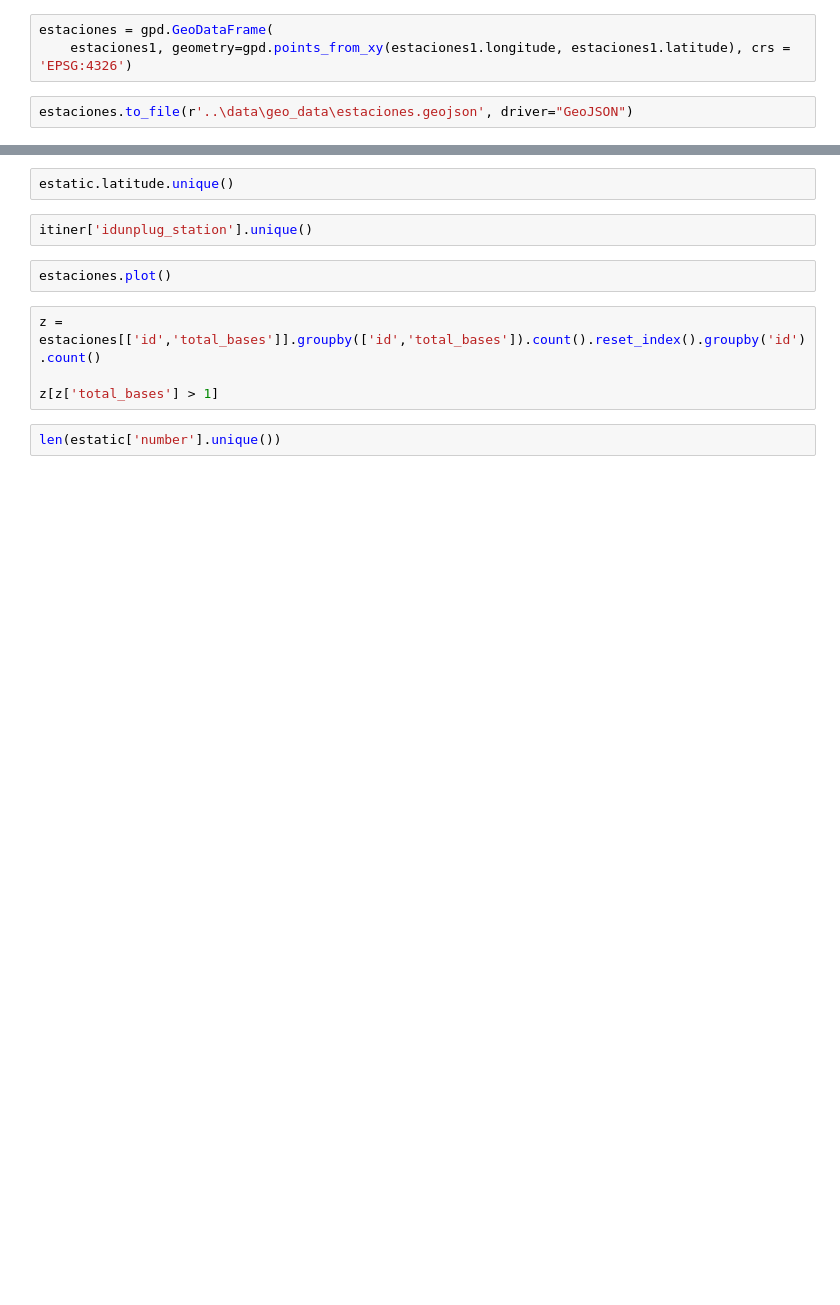
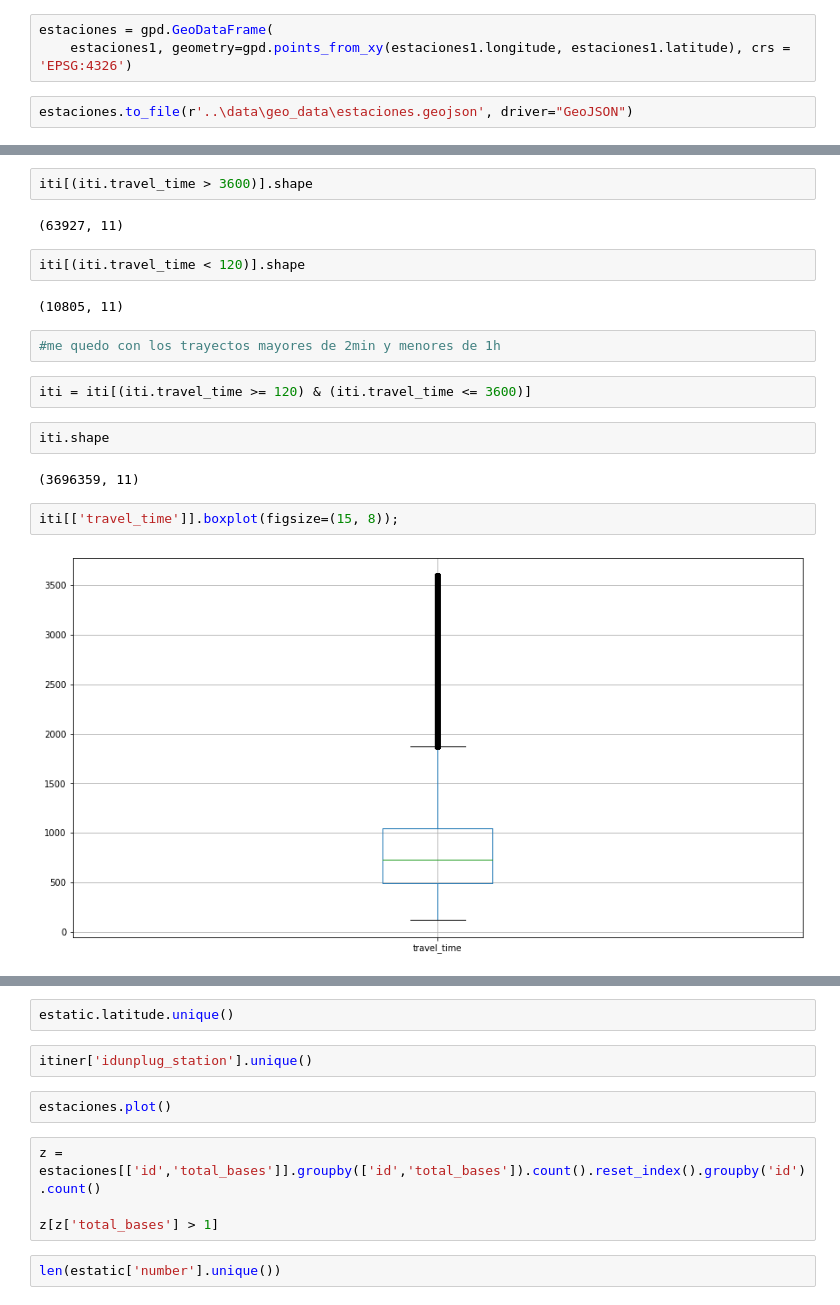
Before and after one commit to AaronNebreda/biciMAD_analysis, a Jupyter notebook: src/Untitled.ipynb, the cells around one changed output, grey strips where cells are left out. Saved outputs shown, nothing was run; the diff lists cells and outputs as text; blank space fills up the shorter version.

```diff
--- a/src/Untitled.ipynb
+++ b/src/Untitled.ipynb
@@ -234,0 +387,20 @@ estatic.to_csv(r'..\data\geo_data\estatic.csv', index=False)
+# %%
+iti[(iti.travel_time > 3600)].shape
+# %% [output]
+(63927, 11)
+# %%
+iti[(iti.travel_time < 120)].shape
+# %% [output]
+(10805, 11)
+# %%
+#me quedo con los trayectos mayores de 2min y menores de 1h
+# %%
+iti = iti[(iti.travel_time >= 120) & (iti.travel_time <= 3600)]
+# %%
+iti.shape
+# %% [output]
+(3696359, 11)
+# %%
+iti[['travel_time']].boxplot(figsize=(15, 8));
+# %% [output]
+[figure, added]
```
Also changed, not shown: parts of 62 cells of this notebook, 1 other file.
